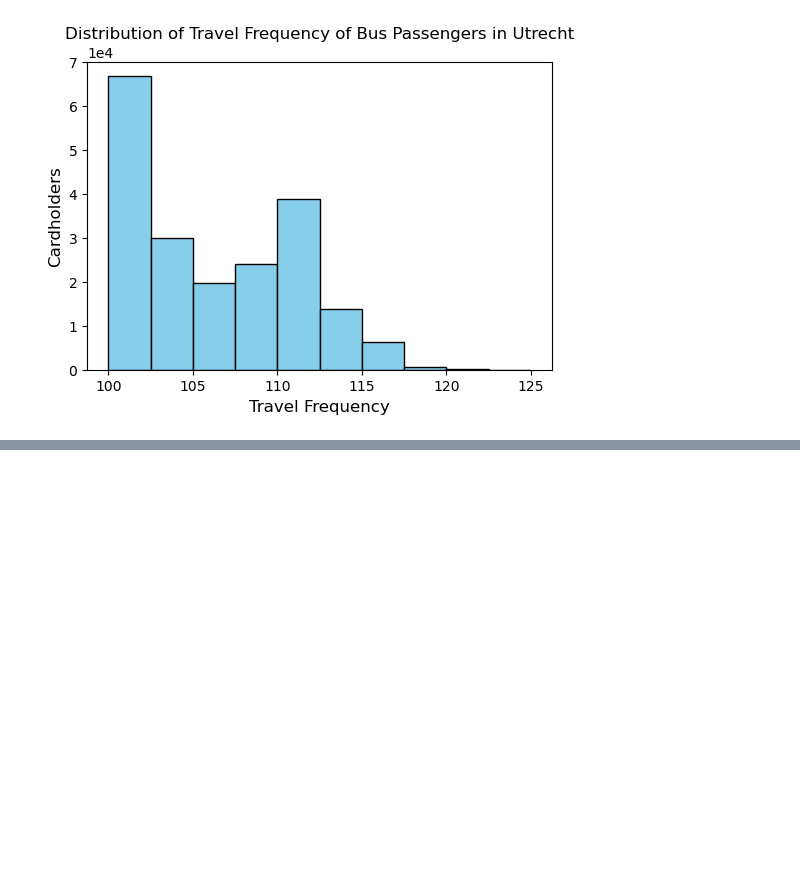
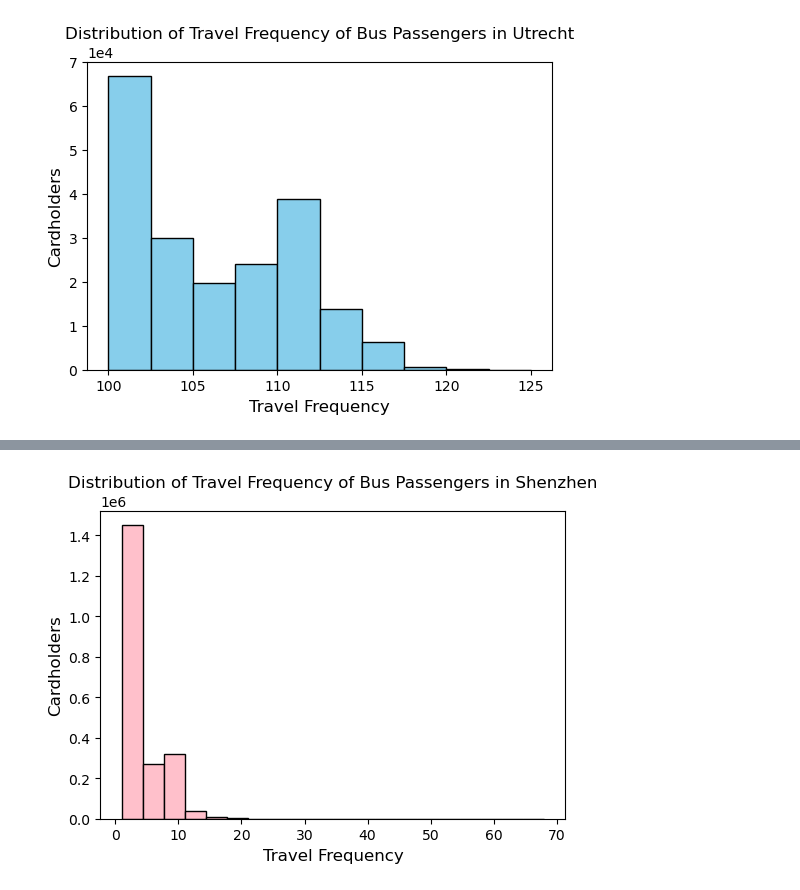
Before and after one commit to Radar-Lei/Motif-guided, a Jupyter notebook: 01_DataDescription.ipynb, the cells around one changed output, grey strips where cells are left out. Drawn from its saved outputs; the diff is of its cells as text; code cells hidden in the pictures; blank space fills up the shorter version.

```diff
--- a/01_DataDescription.ipynb
+++ b/01_DataDescription.ipynb
@@ -69,0 +120,3 @@ plt.show()
+# %%
+card_id_count_SZ = combined_df_SZ[combined_df_SZ.status == '进站']['card_id'].value_counts()
+card_id_count_SZ
@@ -69,0 +136,22 @@ plt.show()
+# %%
+# Set the figure size
+plt.figure(figsize=(6, 4))
+
+# Plot the histogram with more bins
+card_id_count_SZ.plot(kind='hist', color='pink', edgecolor='black', bins=20)
+
+# Set the labels and title
+plt.xlabel('Travel Frequency', fontsize=12)
+plt.ylabel('Cardholders', fontsize=12)
+plt.title('Distribution of Travel Frequency of Bus Passengers in Shenzhen', fontsize=12)
+
+# Set y-axis tick labels in scientific notation
+plt.ticklabel_format(style='sci', axis='y', scilimits=(0,0))
+
+# Save the figure as 'output.png'
+plt.savefig('figs/Shenzhen_travel_freq.png')
+
+# Show the plot
+plt.show()
+# %% [output]
+[figure, added]
```
Also changed, not shown: parts of 13 cells of this notebook.
